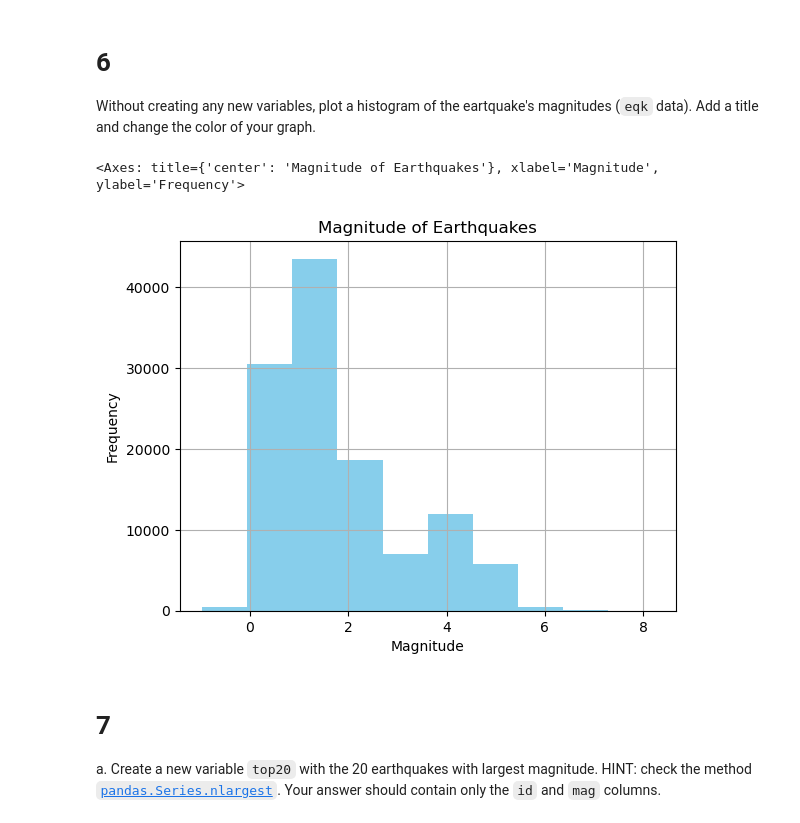
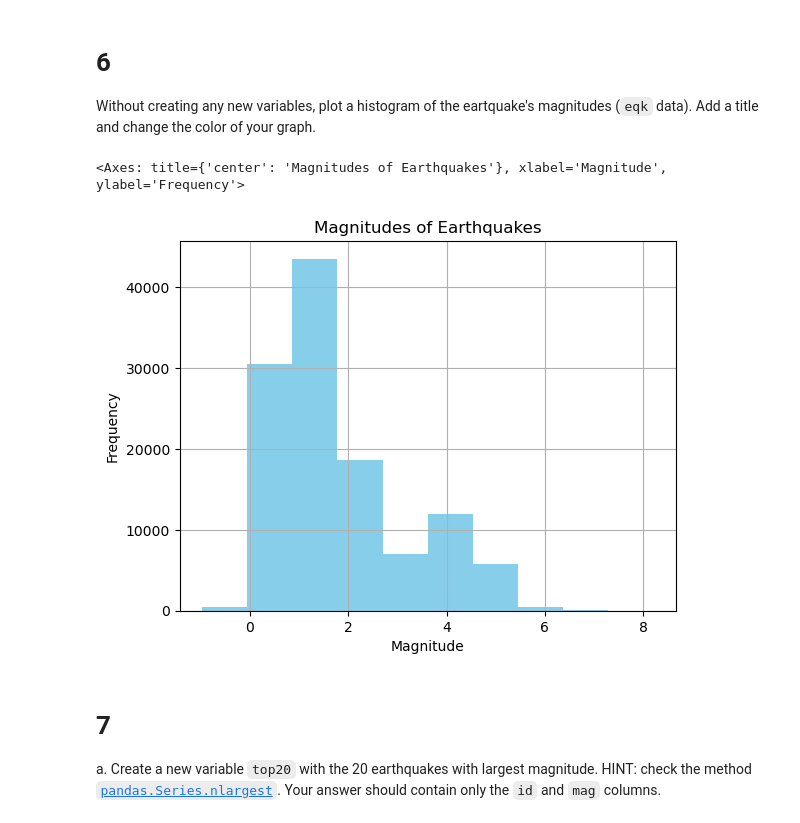
Before and after one commit to aakikip/eds220-hwk1, a Jupyter notebook: task3/hwk1-task3-earthquakes.ipynb, the cells around one changed output. Cells and saved outputs as stored; diff of their text form; code cells hidden in the pictures.

```diff
--- a/task3/hwk1-task3-earthquakes.ipynb
+++ b/task3/hwk1-task3-earthquakes.ipynb
@@ -197,13 +197,13 @@ Without creating any new variables, plot a histogram of the eartquake's magnitud
 # %%
 # Plot
 eqk['mag'].plot(kind = 'hist',
-                title = 'Magnitude of Earthquakes',
+                title = 'Magnitudes of Earthquakes',
                 xlabel = 'Magnitude',
                 color = 'skyblue',
                 grid = True)
 # %% [output]
-<Axes: title={'center': 'Magnitude of Earthquakes'}, xlabel='Magnitude', ylabel='Frequency'>
+<Axes: title={'center': 'Magnitudes of Earthquakes'}, xlabel='Magnitude', ylabel='Frequency'>
-[figure, old version]
+[figure, new version]
 # %% [markdown]
 <!-- END QUESTION -->
 
```
Also changed, not shown: parts of 2 cells of this notebook, 1 other file.
